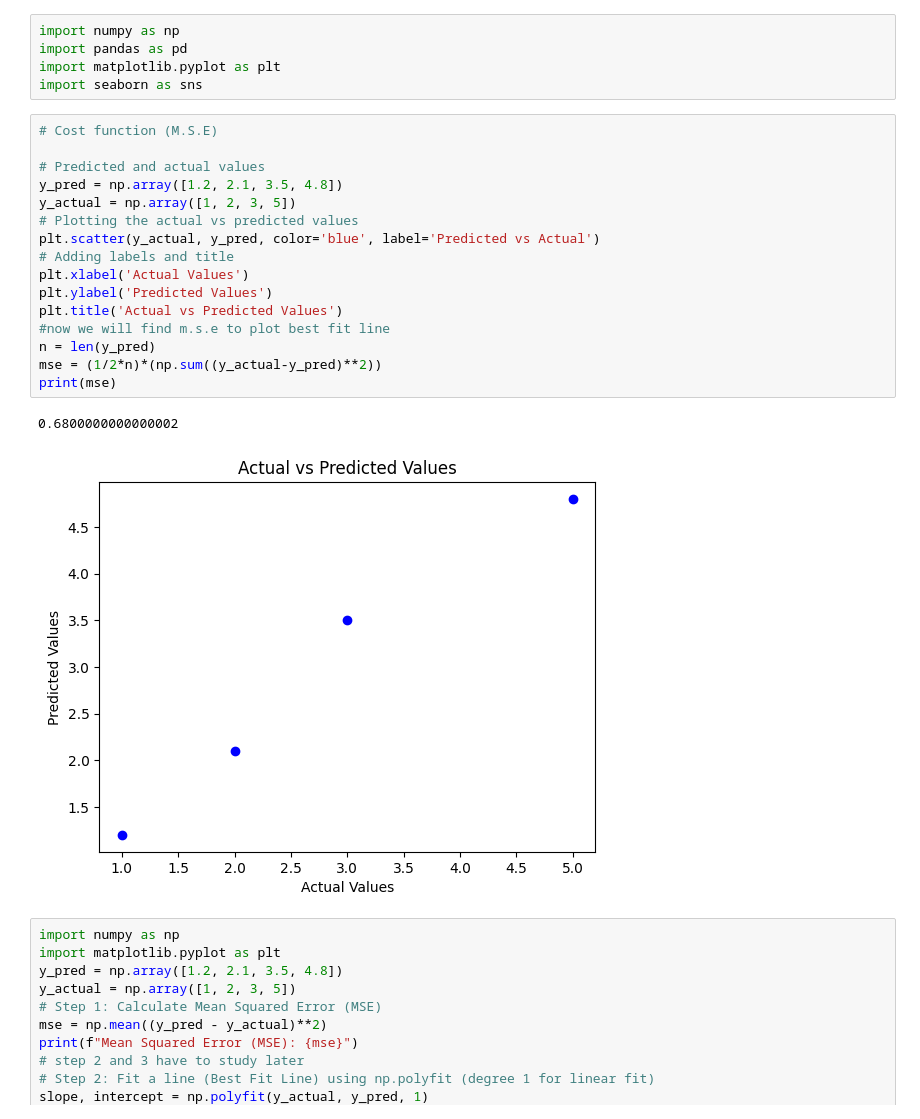
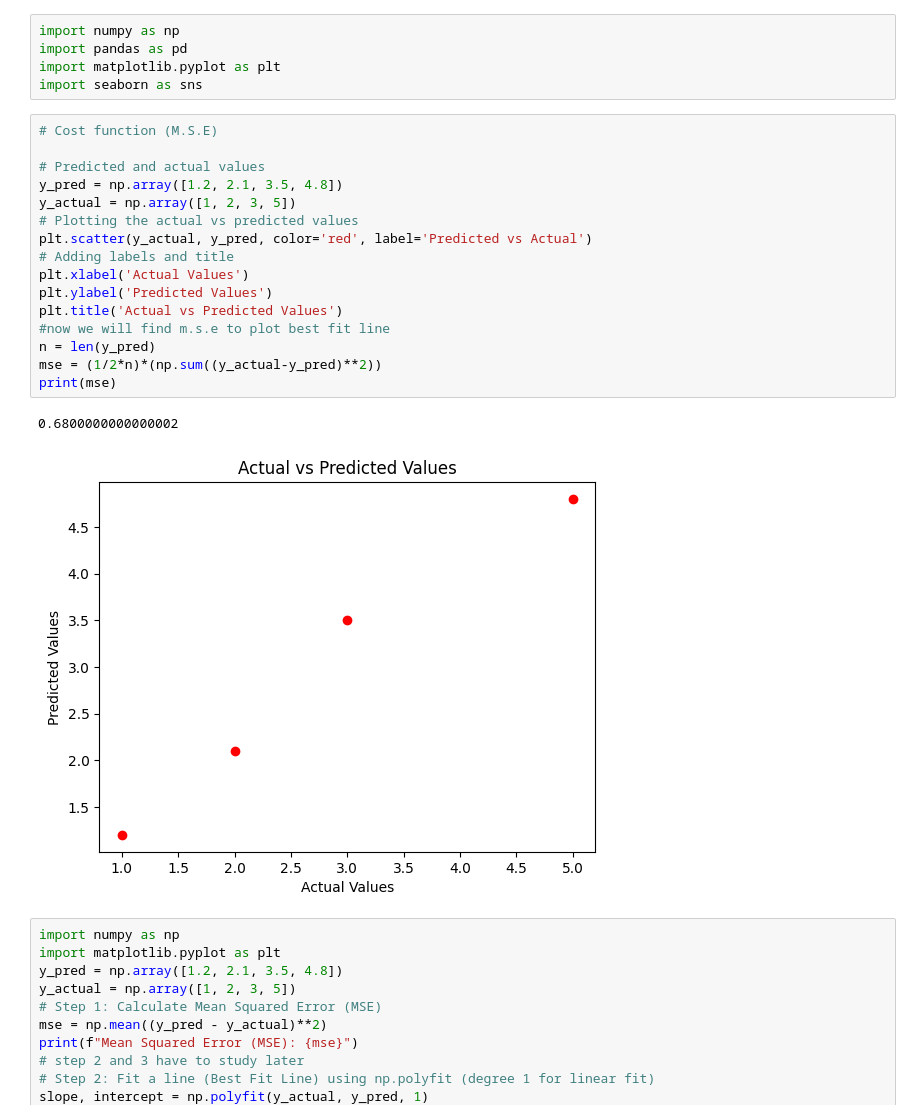
Before and after one commit to Navneet0094/Data-science, a Jupyter notebook: ML Practice/Linear regression/linearpractical.ipynb, the cells around one changed output. Cells and saved outputs as stored; diff of their text form.

```diff
--- a/ML Practice/Linear regression/linearpractical.ipynb
+++ b/ML Practice/Linear regression/linearpractical.ipynb
@@ -8,22 +8,22 @@ import seaborn as sns
 # %%
 # Cost function (M.S.E)
 
 # Predicted and actual values
 y_pred = np.array([1.2, 2.1, 3.5, 4.8])
 y_actual = np.array([1, 2, 3, 5])
 # Plotting the actual vs predicted values
-plt.scatter(y_actual, y_pred, color='blue', label='Predicted vs Actual')
+plt.scatter(y_actual, y_pred, color='red', label='Predicted vs Actual')
 # Adding labels and title
 plt.xlabel('Actual Values')
 plt.ylabel('Predicted Values')
 plt.title('Actual vs Predicted Values')
 #now we will find m.s.e to plot best fit line
 n = len(y_pred)
 mse = (1/2*n)*(np.sum((y_actual-y_pred)**2))
 print(mse)
 # %% [output]
 0.6800000000000002
-[figure, old version]
+[figure, new version]
 # %%
 import numpy as np
 import matplotlib.pyplot as plt
```
Also changed, not shown: parts of 30 cells of this notebook, 2 other files.
